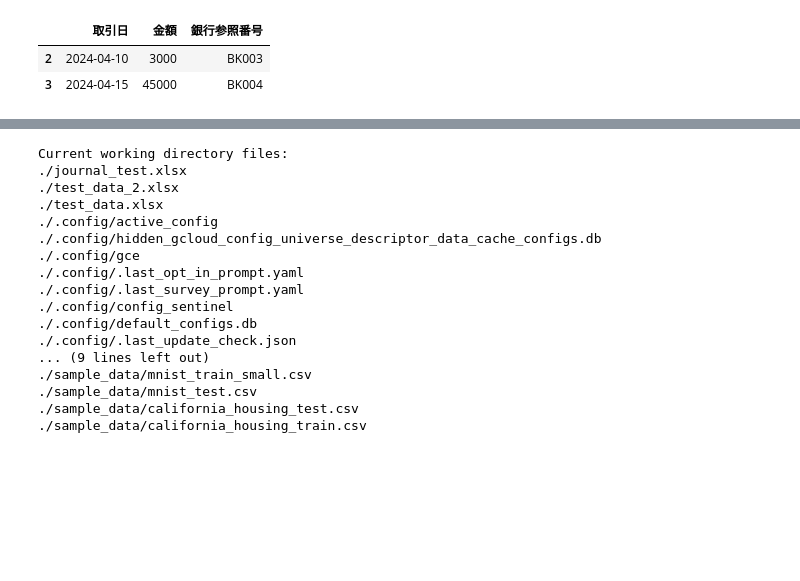
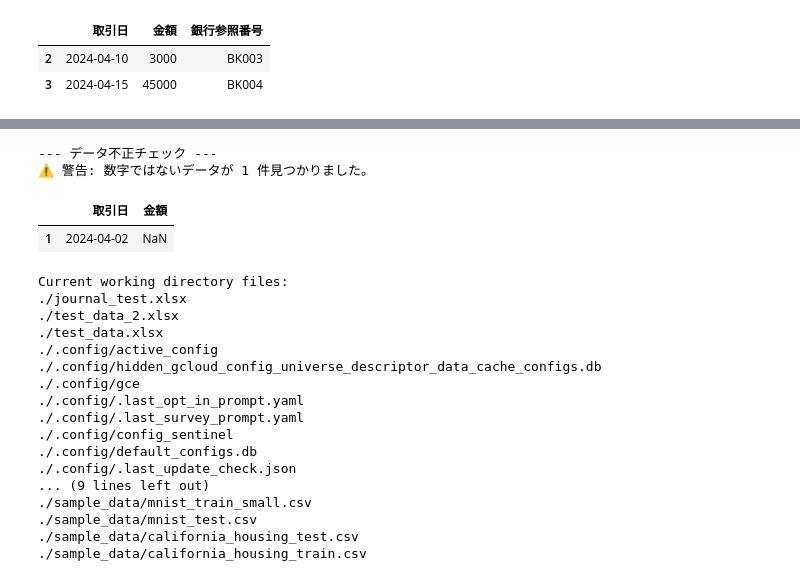
Before and after one commit to Koji-Accounting-Tech/D365-Finance-Data-Validator, a Jupyter notebook: D365_Data_Processing.ipynb, the cells around one changed output, grey strips where cells are left out. Cells and saved outputs as stored; diff of their text form; code cells hidden in the pictures; blank space fills up the shorter version.

```diff
--- a/D365_Data_Processing.ipynb
+++ b/D365_Data_Processing.ipynb
@@ -203,3 +422,32 @@ display(unmatched_bank)
+# %%
+# テストデータ（金額に「あいうえお」という不正な値が混じっている想定）
+data = {
+    '取引日': ['2024-04-01', '2024-04-02', '2024-04-03'],
+    '金額': [50000, 'あいうえお', 120000] # 文字列が混入
+}
+df_bank = pd.DataFrame(data)
+
+# --- エラーハンドリングの核心 ---
+# 金額を数値に変換。変換できない文字は強制的に「NaN（欠損値）」にする
+df_bank['金額'] = pd.to_numeric(df_bank['金額'], errors='coerce')
+
+# NaN（数字じゃなかった行）を探して警告を出す
+invalid_rows = df_bank[df_bank['金額'].isnull()]
+
+print("--- データ不正チェック ---")
+if len(invalid_rows) > 0:
+    print(f"⚠️ 警告: 数字ではないデータが {len(invalid_rows)} 件見つかりました。")
+    display(invalid_rows)
+else:
+    print("✅ 全ての金額データが正常な数値です。")
+
+# 正常なデータだけで処理を続ける
+df_valid = df_bank.dropna(subset=['金額'])
+# %% [output]
+--- データ不正チェック ---
+⚠️ 警告: 数字ではないデータが 1 件見つかりました。
+|  | 取引日 | 金額 |
+| 1 | 2024-04-02 | NaN |
 # %%
 from google.colab import drive
 drive.mount('/content/drive')
```
Also changed, not shown: parts of 3 cells of this notebook.
